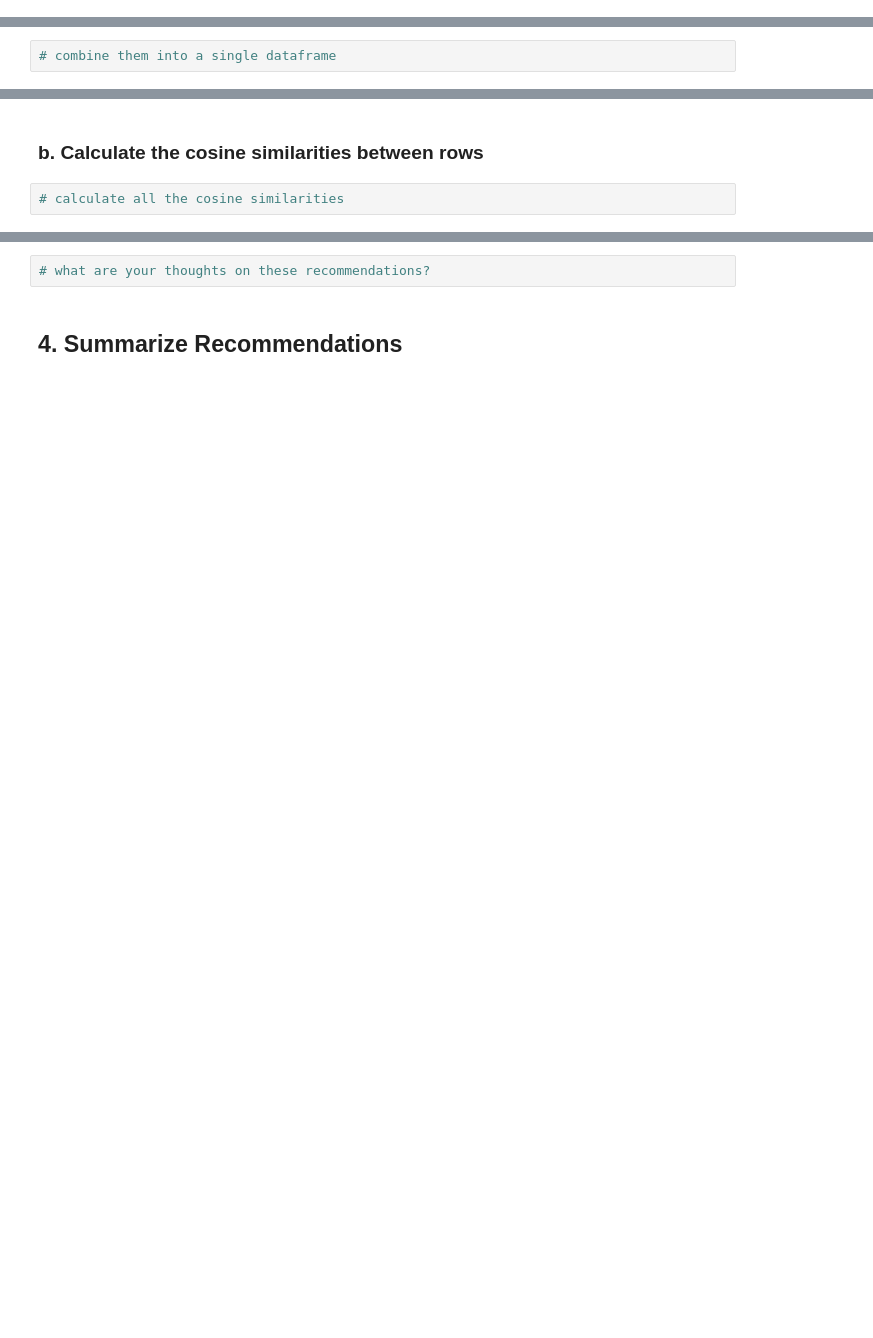
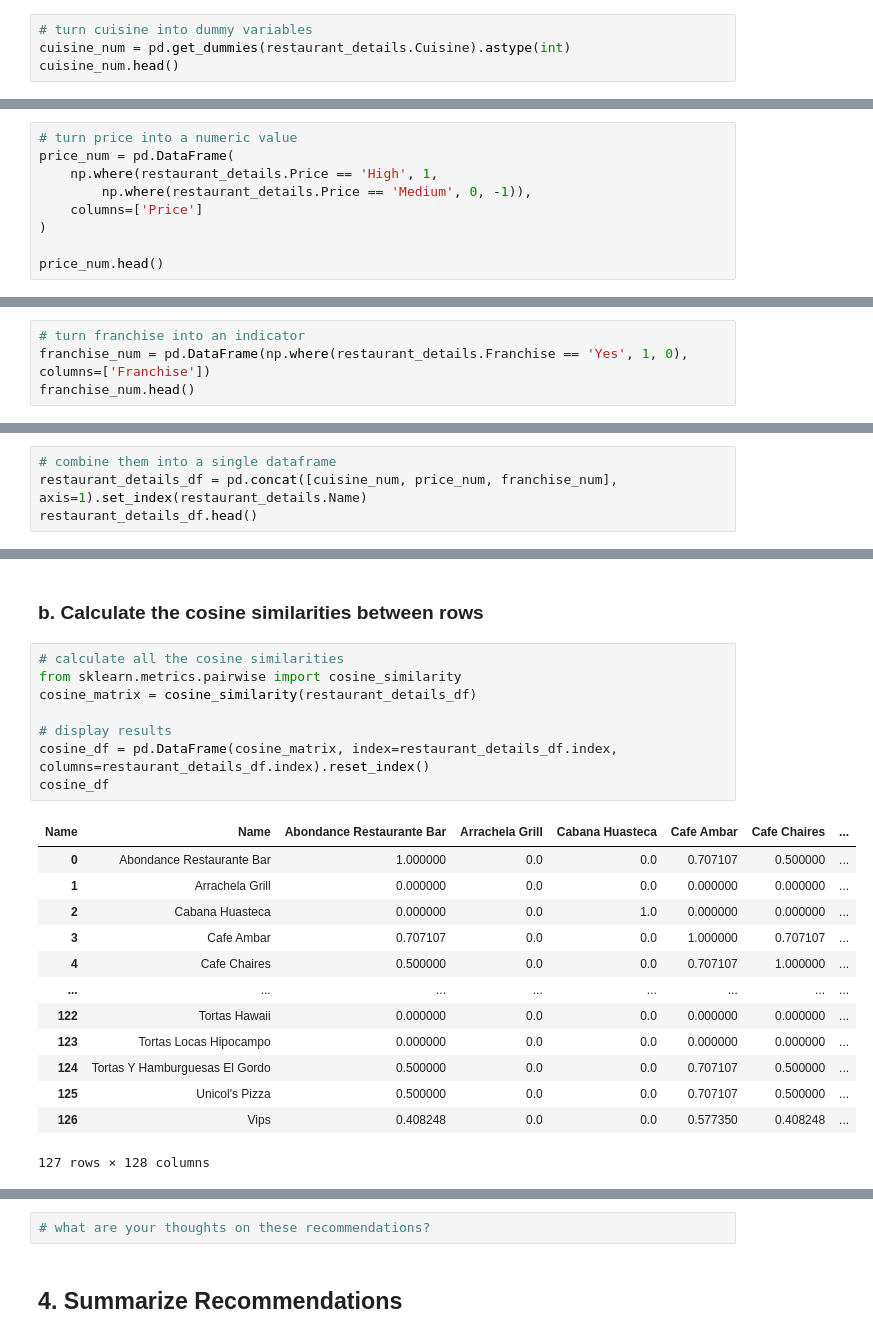
Before and after one commit to Camiloesp/PythonDataScience_UnsupervisedML, a Jupyter notebook: Course Assignment Notebooks/section09_recommender_project.ipynb, the cells around one changed output, grey strips where cells are left out. Cells and saved outputs as stored; diff of their text form; blank space fills up the shorter version.

```diff
--- a/Course Assignment Notebooks/section09_recommender_project.ipynb
+++ b/Course Assignment Notebooks/section09_recommender_project.ipynb
@@ -132,0 +320,4 @@ restaurant_details[restaurant_details.Name.isin(new_user_df.T.dropna().index)]
+# %%
+# turn cuisine into dummy variables
+cuisine_num = pd.get_dummies(restaurant_details.Cuisine).astype(int)
+cuisine_num.head()
@@ -132,0 +332,9 @@ restaurant_details[restaurant_details.Name.isin(new_user_df.T.dropna().index)]
+# %%
+# turn price into a numeric value
+price_num = pd.DataFrame(
+    np.where(restaurant_details.Price == 'High', 1,
+        np.where(restaurant_details.Price == 'Medium', 0, -1)),
+    columns=['Price']
+)
+
+price_num.head()
@@ -132,0 +348,4 @@ restaurant_details[restaurant_details.Name.isin(new_user_df.T.dropna().index)]
+# %%
+# turn franchise into an indicator
+franchise_num = pd.DataFrame(np.where(restaurant_details.Franchise == 'Yes', 1, 0), columns=['Franchise'])
+franchise_num.head()
@@ -133,2 +359,4 @@ restaurant_details[restaurant_details.Name.isin(new_user_df.T.dropna().index)]
 # %%
 # combine them into a single dataframe
+restaurant_details_df = pd.concat([cuisine_num, price_num, franchise_num], axis=1).set_index(restaurant_details.Name)
+restaurant_details_df.head()
@@ -136,5 +373,25 @@ restaurant_details[restaurant_details.Name.isin(new_user_df.T.dropna().index)]
 ### b. Calculate the cosine similarities between rows
 # %%
 # calculate all the cosine similarities
+from sklearn.metrics.pairwise import cosine_similarity
+cosine_matrix = cosine_similarity(restaurant_details_df)
+
+# display results
+cosine_df = pd.DataFrame(cosine_matrix, index=restaurant_details_df.index, columns=restaurant_details_df.index).reset_index()
+cosine_df
+# %% [output]
+| Name | Name | Abondance Restaurante Bar | Arrachela Grill | Cabana Huasteca | Cafe Ambar | Cafe Chaires | ... |
+| 0 | Abondance Restaurante Bar | 1.000000 | 0.0 | 0.0 | 0.707107 | 0.500000 | ... |
+| 1 | Arrachela Grill | 0.000000 | 0.0 | 0.0 | 0.000000 | 0.000000 | ... |
+| 2 | Cabana Huasteca | 0.000000 | 0.0 | 1.0 | 0.000000 | 0.000000 | ... |
+| 3 | Cafe Ambar | 0.707107 | 0.0 | 0.0 | 1.000000 | 0.707107 | ... |
+| 4 | Cafe Chaires | 0.500000 | 0.0 | 0.0 | 0.707107 | 1.000000 | ... |
+| ... | ... | ... | ... | ... | ... | ... | ... |
+| 122 | Tortas Hawaii | 0.000000 | 0.0 | 0.0 | 0.000000 | 0.000000 | ... |
+| 123 | Tortas Locas Hipocampo | 0.000000 | 0.0 | 0.0 | 0.000000 | 0.000000 | ... |
+| 124 | Tortas Y Hamburguesas El Gordo | 0.500000 | 0.0 | 0.0 | 0.707107 | 0.500000 | ... |
+| 125 | Unicol's Pizza | 0.500000 | 0.0 | 0.0 | 0.707107 | 0.500000 | ... |
+| 126 | Vips | 0.408248 | 0.0 | 0.0 | 0.577350 | 0.408248 | ... |
+127 rows × 128 columns
 # %%
 # find the most similar restuarants to KFC
```
Also changed, not shown: parts of 35 cells of this notebook.
